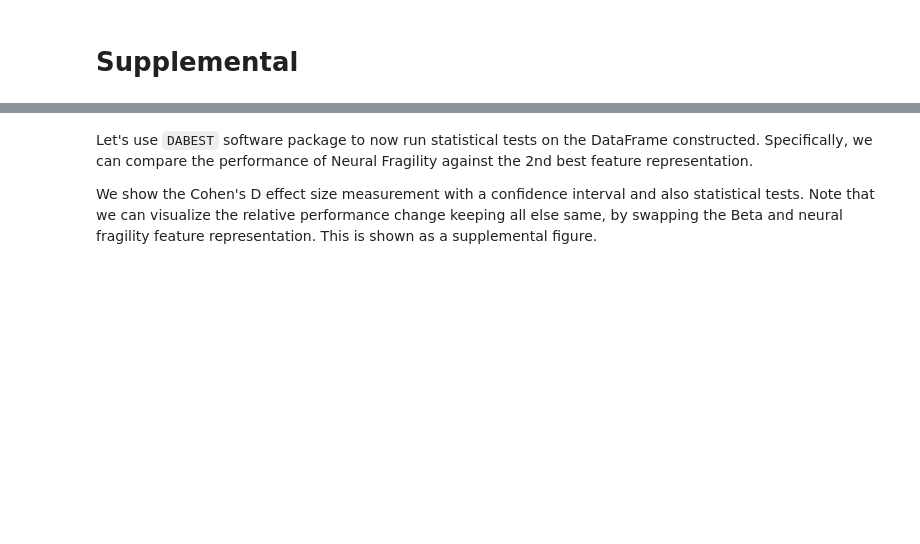
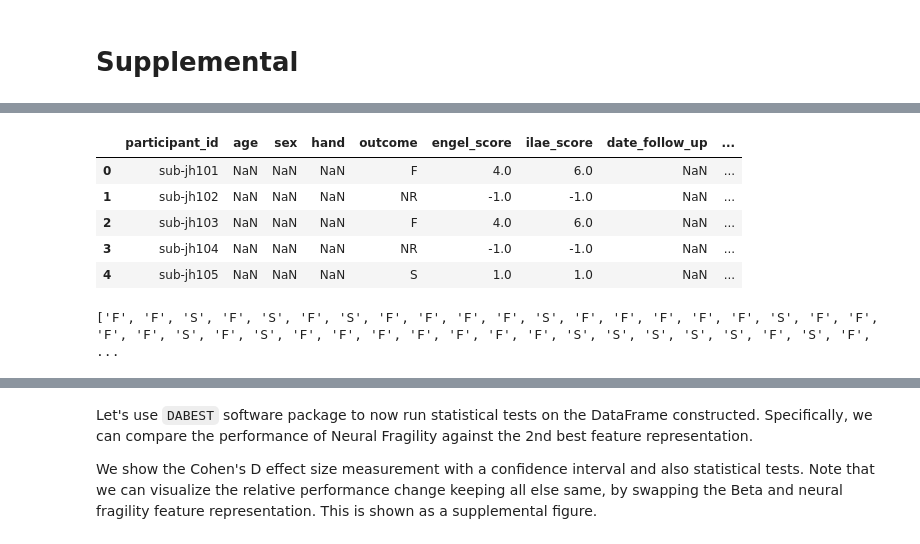
Before and after one commit to adam2392/fragility_in_ieeg, a Jupyter notebook: supplemental.ipynb, the cells around one changed output, grey strips where cells are left out. Saved outputs shown, nothing was run; the diff lists cells and outputs as text; code cells hidden in the pictures; blank space fills up the shorter version.

```diff
--- a/supplemental.ipynb
+++ b/supplemental.ipynb
@@ -2,0 +132,19 @@
+# %%
+# BIDS related directories
+bids_root = Path("/Users/adam2392/Dropbox/epilepsy_bids/")
+bids_root = Path("/home/adam2392/hdd2/Dropbox/epilepsy_bids/")
+bids_root = Path('./data/')
+deriv_path = bids_root / 'derivatives'
+
+# output figures somewhere
+figdir = Path('./') / 'figures'
+figdir = Path(f'/Users/adam2392/Dropbox/Apps/Overleaf/Models of Intracranial EEG Networks For Epileptogenic Zone Localization/figures/')
+print(figdir)
+
+# metadata table
+excel_fpath = Path(
+    "/home/adam2392/hdd2/Dropbox/epilepsy_bids/sourcedata/organized_clinical_datasheet_raw.xlsx"
+)
+excel_fpath = Path(
+    "/Users/adam2392/Dropbox/epilepsy_bids/sourcedata/organized_clinical_datasheet_raw.xlsx"
+)
@@ -2,0 +230,22 @@
+# %%
+pat_df = read_participants_tsv(bids_root)
+
+display(pat_df.head())
+# %% [output]
+|  | participant_id | age | sex | hand | outcome | engel_score | ilae_score | date_follow_up | ... |
+| 0 | sub-jh101 | NaN | NaN | NaN | F | 4.0 | 6.0 | NaN | ... |
+| 1 | sub-jh102 | NaN | NaN | NaN | NR | -1.0 | -1.0 | NaN | ... |
+| 2 | sub-jh103 | NaN | NaN | NaN | F | 4.0 | 6.0 | NaN | ... |
+| 3 | sub-jh104 | NaN | NaN | NaN | NR | -1.0 | -1.0 | NaN | ... |
+| 4 | sub-jh105 | NaN | NaN | NaN | S | 1.0 | 1.0 | NaN | ... |
+# %%
+outcomes = []
+
+# get a list of all the outcomes
+for subj in np.unique(subjects):
+    # use excel file to set various data points
+    pat_row = pat_df[pat_df['participant_id'] == 'sub-' + subj]
+    outcomes.append(pat_row['outcome'].values[0])
+print(outcomes)
+# %% [output]
+['F', 'F', 'S', 'F', 'S', 'F', 'S', 'F', 'F', 'F', 'F', 'S', 'F', 'F', 'F', 'F', 'F', 'S', 'F', 'F', 'F', 'F', 'S', 'F', 'S', 'F', 'F', 'F', 'F', 'F', 'F', 'F', 'S', 'S', 'S', 'S', 'S', 'F', 'S', 'F', ...
```
Also changed, not shown: parts of 27 cells of this notebook, 5 other files.
